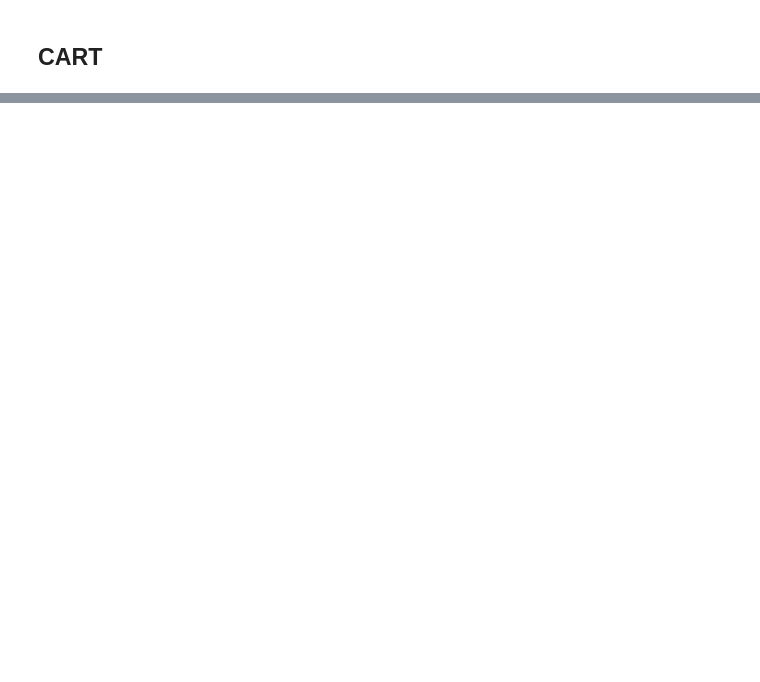
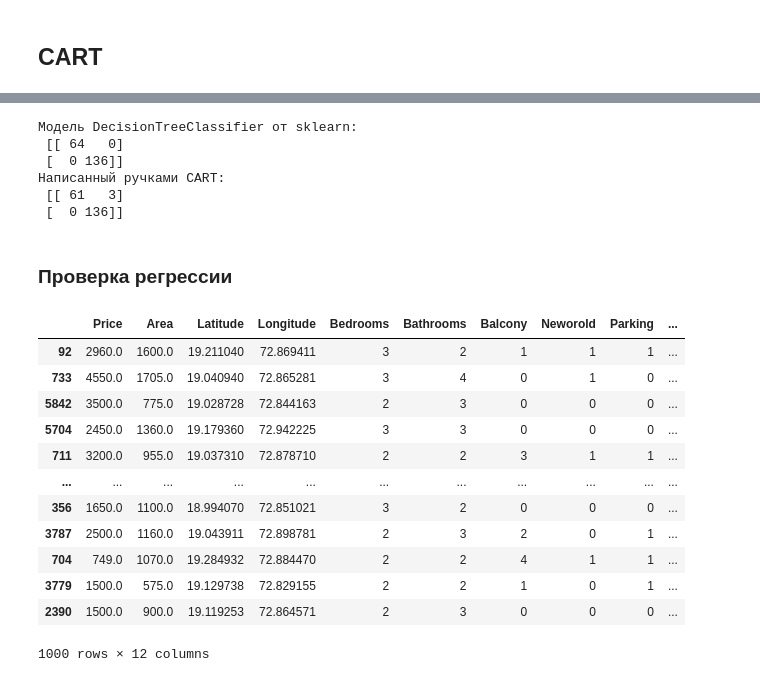
Before and after one commit to SeitovaRalina/Machine-Learning-Labs, a Jupyter notebook: notebooks/Лабораторная №5/Lab5_Seitova.ipynb, the cells around one changed output, grey strips where cells are left out. Saved outputs shown, nothing was run; the diff lists cells and outputs as text; code cells hidden in the pictures; blank space fills up the shorter version.

```diff
--- a/notebooks/Лабораторная №5/Lab5_Seitova.ipynb
+++ b/notebooks/Лабораторная №5/Lab5_Seitova.ipynb
@@ -462,0 +712,29 @@ plt.savefig('figures/plot_tree-DTR.png')
+# %%
+print('Модель DecisionTreeClassifier от sklearn: \n', confusion_matrix(y_test_ct, y_pred_ct_check))
+print('Написанный ручками CART: \n',confusion_matrix(y_test_ct, y_pred_ct))
+# %% [output]
+Модель DecisionTreeClassifier от sklearn:
+ [[ 64   0]
+ [  0 136]]
+Написанный ручками CART:
+ [[ 61   3]
+ [  0 136]]
+# %% [markdown]
+### Проверка регрессии
+# %%
+cropped_df_reg = df_reg.sample(n=1000)
+cropped_df_reg
+# %% [output]
+|  | Price | Area | Latitude | Longitude | Bedrooms | Bathrooms | Balcony | Neworold | Parking | ... |
+| 92 | 2960.0 | 1600.0 | 19.211040 | 72.869411 | 3 | 2 | 1 | 1 | 1 | ... |
+| 733 | 4550.0 | 1705.0 | 19.040940 | 72.865281 | 3 | 4 | 0 | 1 | 0 | ... |
+| 5842 | 3500.0 | 775.0 | 19.028728 | 72.844163 | 2 | 3 | 0 | 0 | 0 | ... |
+| 5704 | 2450.0 | 1360.0 | 19.179360 | 72.942225 | 3 | 3 | 0 | 0 | 0 | ... |
+| 711 | 3200.0 | 955.0 | 19.037310 | 72.878710 | 2 | 2 | 3 | 1 | 1 | ... |
+| ... | ... | ... | ... | ... | ... | ... | ... | ... | ... | ... |
+| 356 | 1650.0 | 1100.0 | 18.994070 | 72.851021 | 3 | 2 | 0 | 0 | 0 | ... |
+| 3787 | 2500.0 | 1160.0 | 19.043911 | 72.898781 | 2 | 3 | 2 | 0 | 1 | ... |
+| 704 | 749.0 | 1070.0 | 19.284932 | 72.884470 | 2 | 2 | 4 | 1 | 1 | ... |
+| 3779 | 1500.0 | 575.0 | 19.129738 | 72.829155 | 2 | 2 | 1 | 0 | 1 | ... |
+| 2390 | 1500.0 | 900.0 | 19.119253 | 72.864571 | 2 | 3 | 0 | 0 | 0 | ... |
+1000 rows × 12 columns
```
Also changed, not shown: parts of 69 cells of this notebook, 4 other files.
